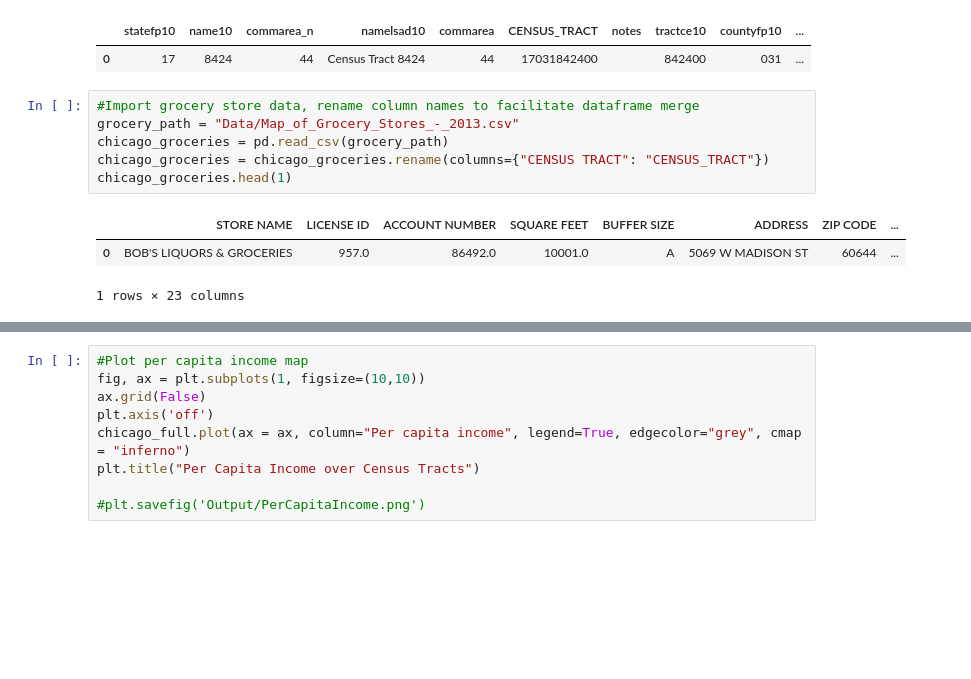
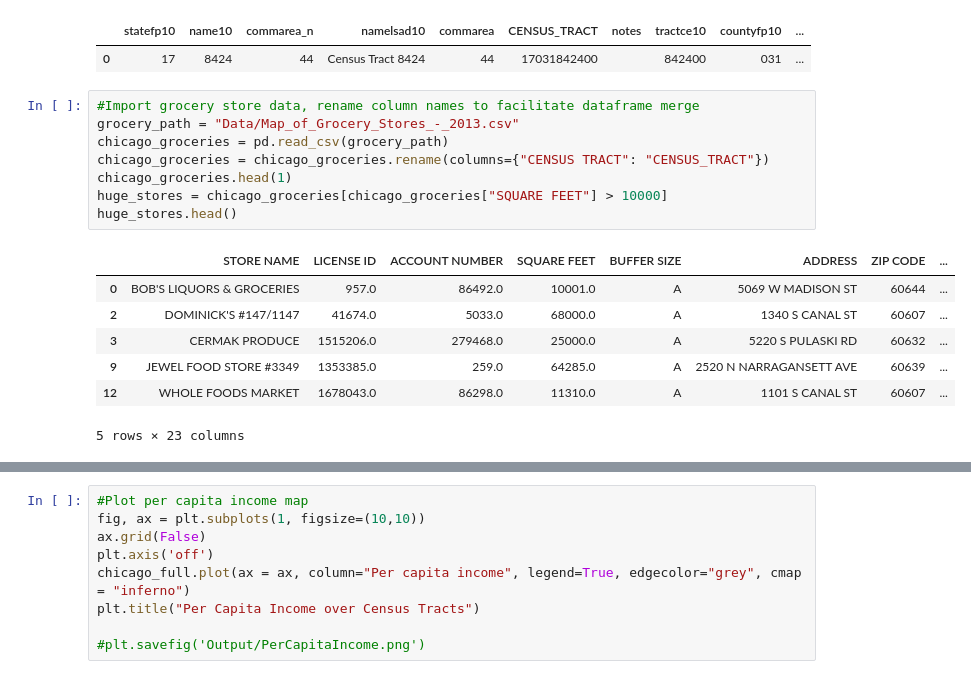
Before and after one commit to chell0011/MMA1, a Jupyter notebook: Mapping_Analysis_Master.ipynb, the cells around one changed output, grey strips where cells are left out. Saved outputs shown, nothing was run; the diff lists cells and outputs as text; blank space fills up the shorter version.

```diff
--- a/Mapping_Analysis_Master.ipynb
+++ b/Mapping_Analysis_Master.ipynb
@@ -72,13 +72,19 @@ census_with_demo.head(1)
 # %%
 #Import grocery store data, rename column names to facilitate dataframe merge
 grocery_path = "Data/Map_of_Grocery_Stores_-_2013.csv"
 chicago_groceries = pd.read_csv(grocery_path)
 chicago_groceries = chicago_groceries.rename(columns={"CENSUS TRACT": "CENSUS_TRACT"})
 chicago_groceries.head(1)
+huge_stores = chicago_groceries[chicago_groceries["SQUARE FEET"] > 10000]
+huge_stores.head()
 # %% [output]
 |  | STORE NAME | LICENSE ID | ACCOUNT NUMBER | SQUARE FEET | BUFFER SIZE | ADDRESS | ZIP CODE | ... |
 | 0 | BOB'S LIQUORS & GROCERIES | 957.0 | 86492.0 | 10001.0 | A | 5069 W MADISON ST | 60644 | ... |
+| 2 | DOMINICK'S #147/1147 | 41674.0 | 5033.0 | 68000.0 | A | 1340 S CANAL ST | 60607 | ... |
+| 3 | CERMAK PRODUCE | 1515206.0 | 279468.0 | 25000.0 | A | 5220 S PULASKI RD | 60632 | ... |
+| 9 | JEWEL FOOD STORE #3349 | 1353385.0 | 259.0 | 64285.0 | A | 2520 N NARRAGANSETT AVE | 60639 | ... |
+| 12 | WHOLE FOODS MARKET | 1678043.0 | 86298.0 | 11310.0 | A | 1101 S CANAL ST | 60607 | ... |
-1 rows × 23 columns
+5 rows × 23 columns
 # %%
 #Find count of grocery stores per census tract using "groupby" logic
 grocery_group = chicago_groceries.groupby("CENSUS_TRACT").count()
```
Also changed, not shown: parts of 5 cells of this notebook, 1 other file.
